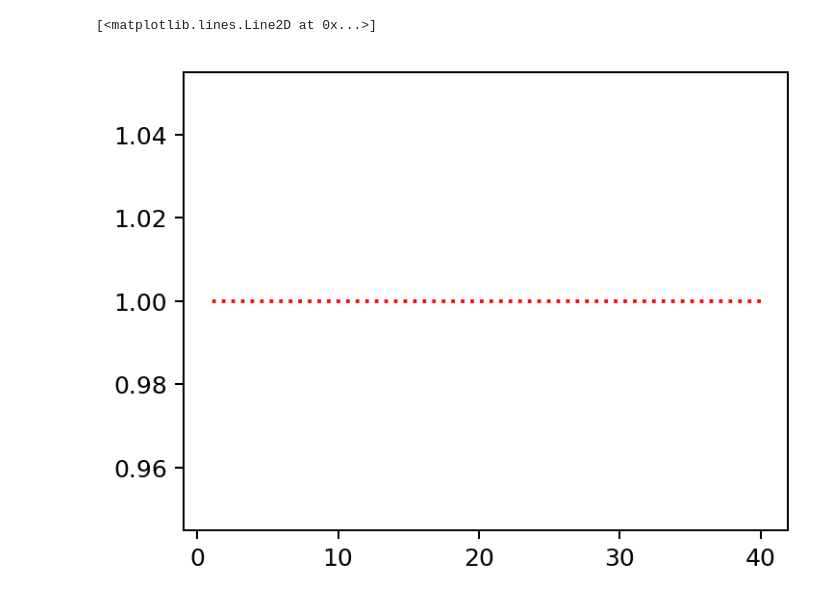
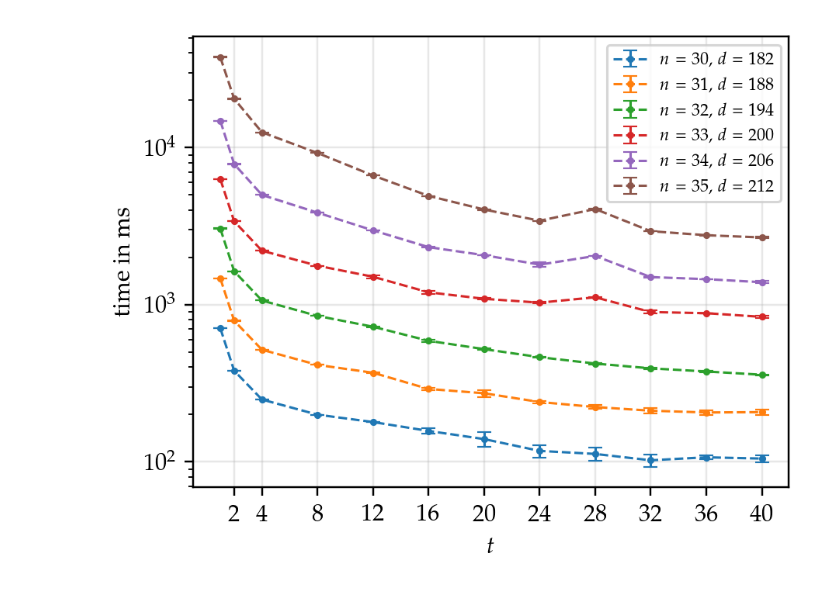
Before and after one commit to soudy/bachelor-thesis, a Jupyter notebook: notebooks/visualizations/QX benchmark visualization.ipynb, the cells around one changed output. Saved outputs shown, nothing was run; the diff lists cells and outputs as text; code cells hidden in the pictures.

Commit message:
QX benchmark plots/Harold feedback

```diff
--- a/notebooks/visualizations/QX benchmark visualization.ipynb
+++ b/notebooks/visualizations/QX benchmark visualization.ipynb
@@ -80,7 +65,7 @@ with pd.option_context('display.max_colwidth', -1):
 # %%
 min_avg_timings = []
 
-for n in ns:
+for n in ns_all:
     if not df[df["n"] == n]["timings_avg"].empty:
         min_idx = df[df["n"] == n]["timings_avg"].idxmin()
         min_row = df.iloc[min_idx]
@@ -177,14 +142,36 @@ plt.show()
-# %%
-# plot relative speedup
-
-fig, ax = plt.subplots(figsize=(4.5, 3.5), dpi=180)
-markers=['X', '+', 's', '.', 'o', '*', '^', 'x', 'v']
-y_seq = np.array([1]*len(cores))
-ax.plot(cores, y_seq, 'r:', label='Sequential')
-
-for n in ns[10::]:
-    speedups = []
-    for row in df[df["n"] == n]:
-# %% [output]
-[<matplotlib.lines.Line2D at 0x...>]
-[figure, removed]
+# %%
+# plot cores/time
+import matplotlib
+
+fig, ax = plt.subplots(figsize=(4.5, 3.5), dpi=220)
+ns_of_interest = (30, 31, 32, 33, 34, 35)
+
+plt.yscale('log')
+plt.rc('text', usetex=True)
+plt.rc('text.latex', preamble=r'''
+\usepackage{palatino}
+\usepackage{newpxmath}''')
+plt.rc('font', family='serif')
+
+for i, n in enumerate(ns_of_interest):
+    depth = 6*n + 2
+    timings = df[df["n"] == n].sort_values(by=["cores"])
+    x = timings["cores"]
+    timings_avg = timings["timings_avg"]
+    timings_std = timings["timings_std"]
+    (_, caps, _) = ax.errorbar(x, timings_avg, yerr=timings_std, fmt='--o', markersize=2, capsize=3, elinewidth=1,
+                               linewidth=1, label=f"$n = {n}$, $d = {depth}$")
+
+    for cap in caps:
+        cap.set_markeredgewidth(0.7)
+
+plt.grid(alpha=0.3)
+plt.xticks(x[1:])
+ax.get_xaxis().set_major_formatter(matplotlib.ticker.ScalarFormatter())
+plt.legend(fontsize=7)
+plt.ylabel('time in ms')
+plt.xlabel('$t$')
+plt.savefig('figures/qx_benchmark_plot.pdf', bbox_inches='tight')
+plt.show()
+# %% [output]
+[figure, added]
```
Also changed, not shown: parts of 7 cells of this notebook, 29 other files.
